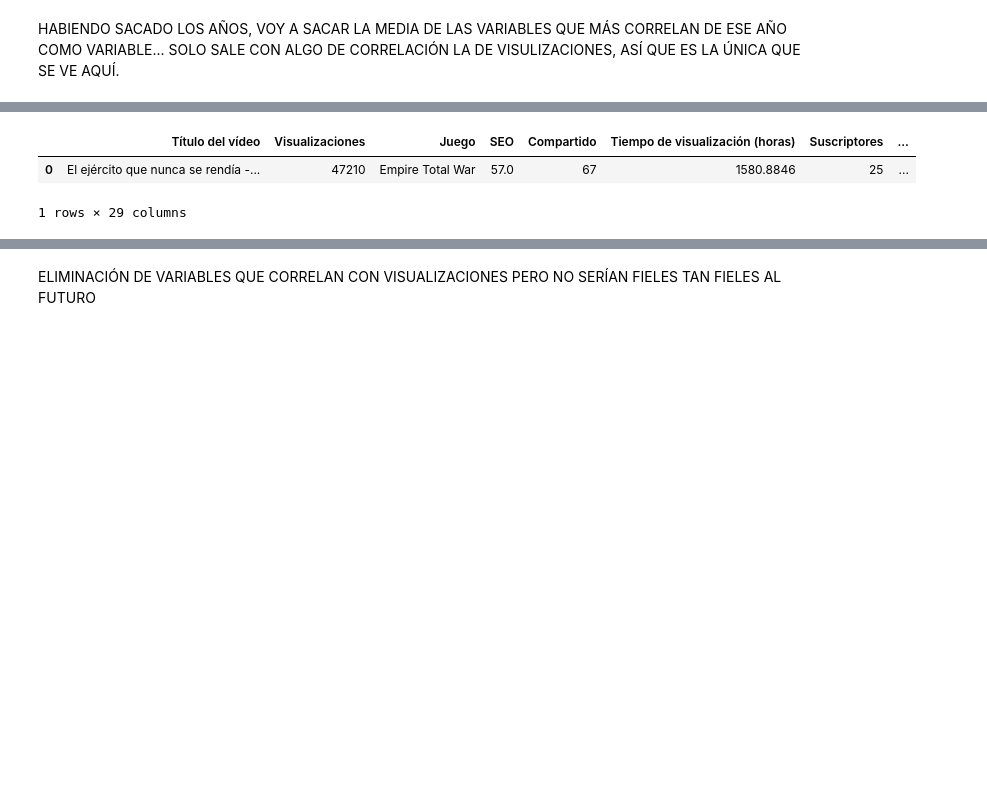
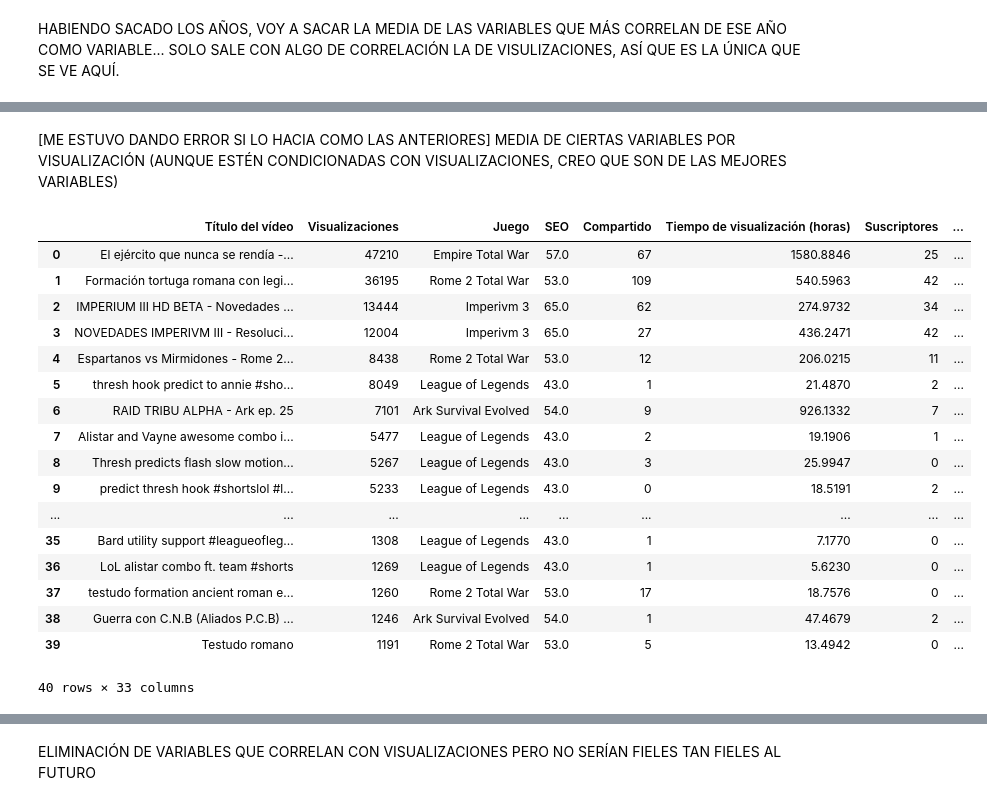
Before and after one commit to braugilabert/Prediction-of-views_ML, a Jupyter notebook: 02_Preprocesamiento.ipynb, the cells around one changed output, grey strips where cells are left out. Cells and saved outputs as stored; diff of their text form; code cells hidden in the pictures; blank space fills up the shorter version.

```diff
--- a/02_Preprocesamiento.ipynb
+++ b/02_Preprocesamiento.ipynb
@@ -74,3 +78,7 @@ data.head(1)
+# %%
+data['TW'] = np.where(data['Juego'].str.contains('Total War'), 1 , 0)
+
+#data[data['TW']==1]['Juego'].value_counts(normalize=True) #para contar dichos valores 1
 # %% [markdown]
 HABIENDO SACADO LOS AÑOS, VOY A SACAR LA MEDIA DE LAS VARIABLES QUE MÁS CORRELAN DE ESE AÑO COMO VARIABLE... SOLO SALE CON ALGO DE CORRELACIÓN LA DE VISULIZACIONES, ASÍ QUE ES LA ÚNICA QUE SE VE AQUÍ.
 # %%
@@ -83,7 +87,32 @@ MEDIA DE SUSCRIPTORES POR VISUALIZACIÓN (PENDIENTE PORQUE AUNQUE DE 0.59 DE COR
+# %% [markdown]
+[ME ESTUVO DANDO ERROR SI LO HACIA COMO LAS ANTERIORES] MEDIA DE CIERTAS VARIABLES POR VISUALIZACIÓN (AUNQUE ESTÉN CONDICIONADAS CON VISUALIZACIONES, CREO QUE SON DE LAS MEJORES VARIABLES)
+# %%
+data['Visualizaciones necesarias para suscribirse al canal'] = data['Visualizaciones'] / data['Suscriptores']
+# %%
+data['Visualizaciones necesarias para compartir el video'] = data['Visualizaciones'] / data['Compartido']
+# %%
+# PARA SUSTITUIR LOS inf de las últimas dos variables por 0
+data['Visualizaciones necesarias para suscribirse al canal'].replace([np.inf, -np.inf], 0, inplace=True)
+data['Visualizaciones necesarias para compartir el video'].replace([np.inf, -np.inf], 0, inplace=True)
 # %%
-data.head(1)
+data.head(40)
 # %% [output]
 |  | Título del vídeo | Visualizaciones | Juego | SEO | Compartido | Tiempo de visualización (horas) | Suscriptores | ... |
 | 0 | El ejército que nunca se rendía -... | 47210 | Empire Total War | 57.0 | 67 | 1580.8846 | 25 | ... |
+| 1 | Formación tortuga romana con legi... | 36195 | Rome 2 Total War | 53.0 | 109 | 540.5963 | 42 | ... |
+| 2 | IMPERIUM III HD BETA - Novedades ... | 13444 | Imperivm 3 | 65.0 | 62 | 274.9732 | 34 | ... |
+| 3 | NOVEDADES IMPERIVM III - Resoluci... | 12004 | Imperivm 3 | 65.0 | 27 | 436.2471 | 42 | ... |
+| 4 | Espartanos vs Mirmidones - Rome 2... | 8438 | Rome 2 Total War | 53.0 | 12 | 206.0215 | 11 | ... |
+| 5 | thresh hook predict to annie #sho... | 8049 | League of Legends | 43.0 | 1 | 21.4870 | 2 | ... |
+| 6 | RAID TRIBU ALPHA - Ark ep. 25 | 7101 | Ark Survival Evolved | 54.0 | 9 | 926.1332 | 7 | ... |
+| 7 | Alistar and Vayne awesome combo i... | 5477 | League of Legends | 43.0 | 2 | 19.1906 | 1 | ... |
+| 8 | Thresh predicts flash slow motion... | 5267 | League of Legends | 43.0 | 3 | 25.9947 | 0 | ... |
+| 9 | predict thresh hook #shortslol #l... | 5233 | League of Legends | 43.0 | 0 | 18.5191 | 2 | ... |
+| ... | ... | ... | ... | ... | ... | ... | ... | ... |
+| 35 | Bard utility support #leagueofleg... | 1308 | League of Legends | 43.0 | 1 | 7.1770 | 0 | ... |
+| 36 | LoL alistar combo ft. team #shorts | 1269 | League of Legends | 43.0 | 1 | 5.6230 | 0 | ... |
+| 37 | testudo formation ancient roman e... | 1260 | Rome 2 Total War | 53.0 | 17 | 18.7576 | 0 | ... |
+| 38 | Guerra con C.N.B (Aliados P.C.B) ... | 1246 | Ark Survival Evolved | 54.0 | 1 | 47.4679 | 2 | ... |
+| 39 | Testudo romano | 1191 | Rome 2 Total War | 53.0 | 5 | 13.4942 | 0 | ... |
-1 rows × 29 columns
+40 rows × 33 columns
 # %% [markdown]
```
Also changed, not shown: parts of 19 cells of this notebook, 5 other files.
